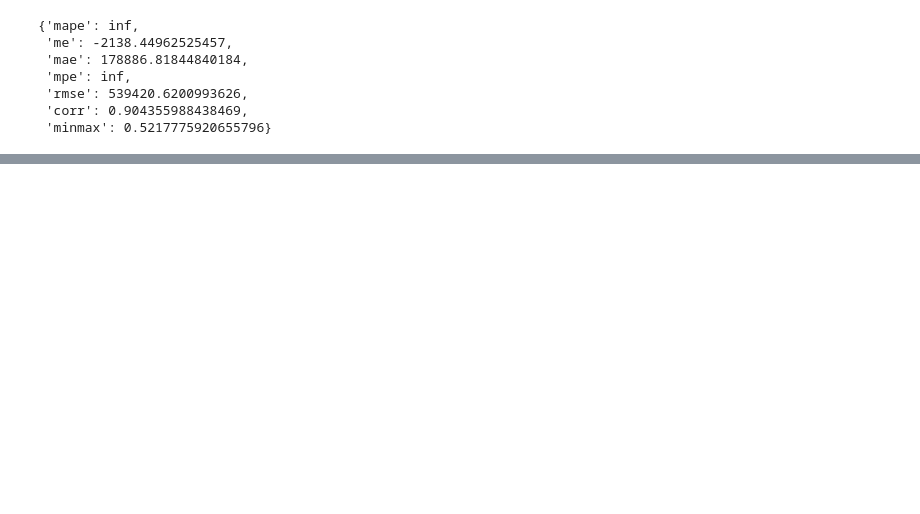
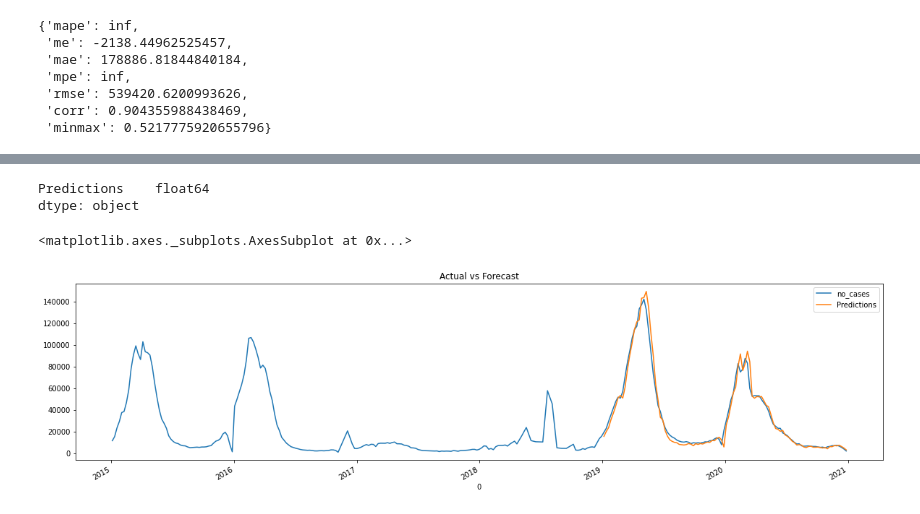
Before and after one commit to manyshapes/Projecting-Cases, a Jupyter notebook: model.ipynb, the cells around one changed output, grey strips where cells are left out. Cells and saved outputs as stored; diff of their text form; code cells hidden in the pictures; blank space fills up the shorter version.

```diff
--- a/model.ipynb
+++ b/model.ipynb
@@ -207,0 +350,15 @@ forecast_accuracy(fit.fittedvalues, cases_per_date.no_cases)
+# %%
+arima_test_predictions = get_arima_predictions(train_data[['no_cases']],
+                                               predict_data[['no_cases']],
+                                              order=(0,3,3))
+# %%
+arima_test_predictions.dtypes
+# %% [output]
+Predictions    float64
+dtype: object
+# %%
+ax = fit_data.set_index('date').plot(y='no_cases',figsize=(20,5),title='Actual Vs Forecasted')
+arima_test_predictions.plot(y='Predictions',figsize=(20,5),title='Actual vs Forecast', ax=ax)
+# %% [output]
+<matplotlib.axes._subplots.AxesSubplot at 0x...>
+[figure, added]
```
Also changed, not shown: parts of 31 cells of this notebook.
